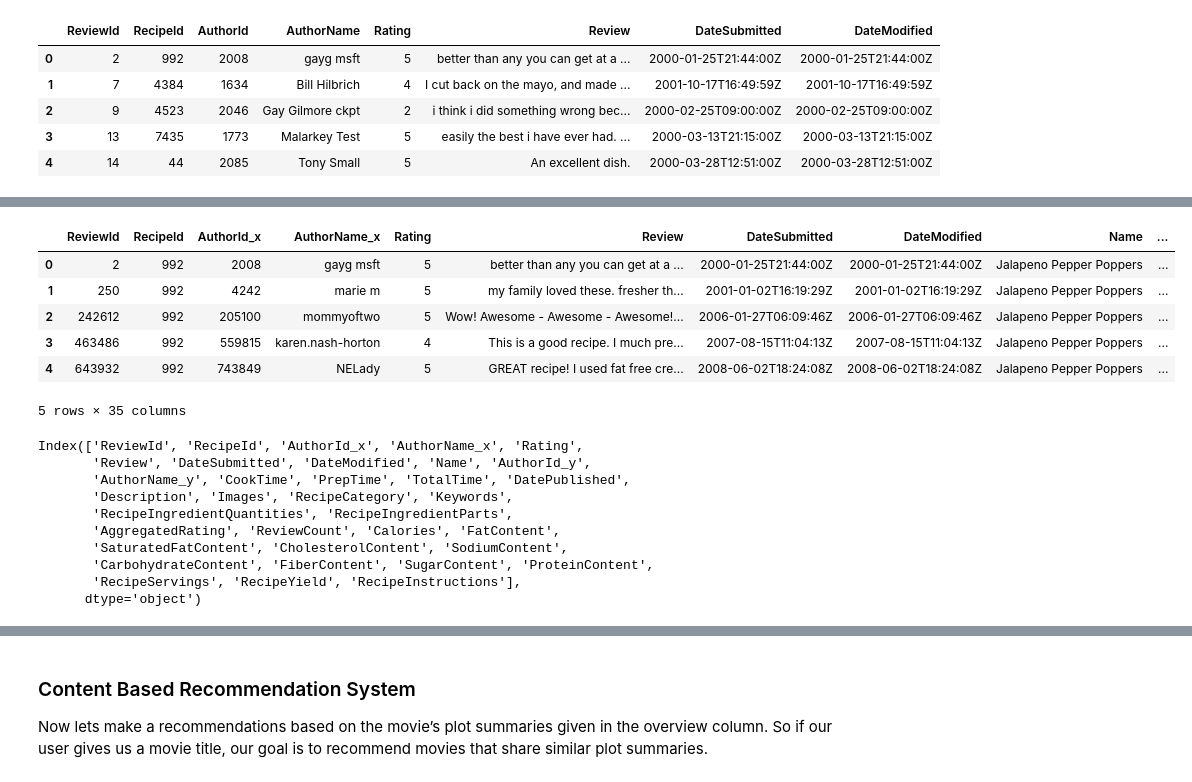
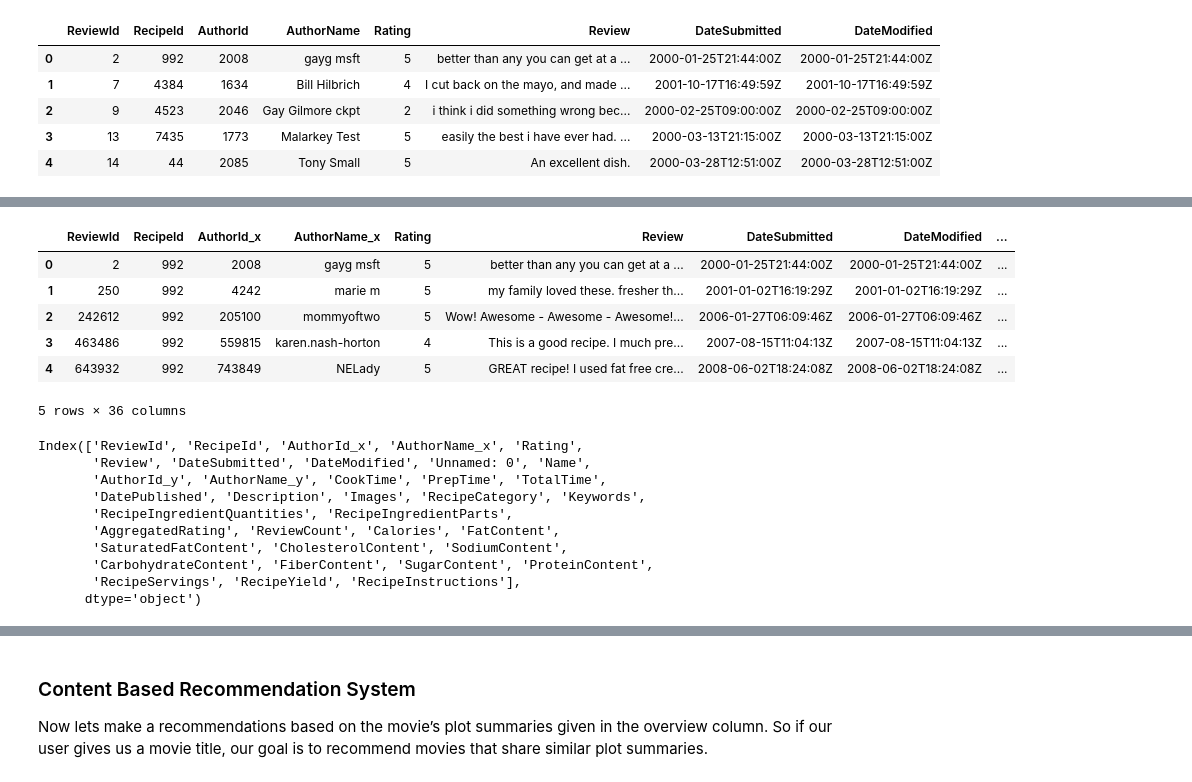
Before and after one commit to VincentKon/Diet-Recommender-System, a Jupyter notebook: CB.ipynb, the cells around one changed output, grey strips where cells are left out. Drawn from its saved outputs; the diff is of its cells as text; code cells hidden in the pictures.

```diff
--- a/CB.ipynb
+++ b/CB.ipynb
@@ -98,22 +157,22 @@ Recipes: (522517, 28)
 Review: (1401982, 8)
 # %%
-df_merge = reviews_df.merge(recipes_df, on='RecipeId')
-df_merge.head()
+df = reviews_df.merge(recipes_df, on='RecipeId')
+df.head()
 # %% [output]
-|  | ReviewId | RecipeId | AuthorId_x | AuthorName_x | Rating | Review | DateSubmitted | DateModified | Name | ... |
-| 0 | 2 | 992 | 2008 | gayg msft | 5 | better than any you can get at a ... | 2000-01-25T21:44:00Z | 2000-01-25T21:44:00Z | Jalapeno Pepper Poppers | ... |
-| 1 | 250 | 992 | 4242 | marie m | 5 | my family loved these. fresher th... | 2001-01-02T16:19:29Z | 2001-01-02T16:19:29Z | Jalapeno Pepper Poppers | ... |
-| 2 | 242612 | 992 | 205100 | mommyoftwo | 5 | Wow! Awesome - Awesome - Awesome!... | 2006-01-27T06:09:46Z | 2006-01-27T06:09:46Z | Jalapeno Pepper Poppers | ... |
-| 3 | 463486 | 992 | 559815 | karen.nash-horton | 4 | This is a good recipe. I much pre... | 2007-08-15T11:04:13Z | 2007-08-15T11:04:13Z | Jalapeno Pepper Poppers | ... |
-| 4 | 643932 | 992 | 743849 | NELady | 5 | GREAT recipe! I used fat free cre... | 2008-06-02T18:24:08Z | 2008-06-02T18:24:08Z | Jalapeno Pepper Poppers | ... |
+|  | ReviewId | RecipeId | AuthorId_x | AuthorName_x | Rating | Review | DateSubmitted | DateModified | ... |
+| 0 | 2 | 992 | 2008 | gayg msft | 5 | better than any you can get at a ... | 2000-01-25T21:44:00Z | 2000-01-25T21:44:00Z | ... |
+| 1 | 250 | 992 | 4242 | marie m | 5 | my family loved these. fresher th... | 2001-01-02T16:19:29Z | 2001-01-02T16:19:29Z | ... |
+| 2 | 242612 | 992 | 205100 | mommyoftwo | 5 | Wow! Awesome - Awesome - Awesome!... | 2006-01-27T06:09:46Z | 2006-01-27T06:09:46Z | ... |
+| 3 | 463486 | 992 | 559815 | karen.nash-horton | 4 | This is a good recipe. I much pre... | 2007-08-15T11:04:13Z | 2007-08-15T11:04:13Z | ... |
+| 4 | 643932 | 992 | 743849 | NELady | 5 | GREAT recipe! I used fat free cre... | 2008-06-02T18:24:08Z | 2008-06-02T18:24:08Z | ... |
-5 rows × 35 columns
+5 rows × 36 columns
 # %%
-df_merge.columns
+df.columns
 # %% [output]
 Index(['ReviewId', 'RecipeId', 'AuthorId_x', 'AuthorName_x', 'Rating',
-       'Review', 'DateSubmitted', 'DateModified', 'Name', 'AuthorId_y',
-       'AuthorName_y', 'CookTime', 'PrepTime', 'TotalTime', 'DatePublished',
-       'Description', 'Images', 'RecipeCategory', 'Keywords',
+       'Review', 'DateSubmitted', 'DateModified', 'Unnamed: 0', 'Name',
+       'AuthorId_y', 'AuthorName_y', 'CookTime', 'PrepTime', 'TotalTime',
+       'DatePublished', 'Description', 'Images', 'RecipeCategory', 'Keywords',
        'RecipeIngredientQuantities', 'RecipeIngredientParts',
        'AggregatedRating', 'ReviewCount', 'Calories', 'FatContent',
        'SaturatedFatContent', 'CholesterolContent', 'SodiumContent',
```
Also changed, not shown: parts of 18 cells of this notebook, 26 other files.
